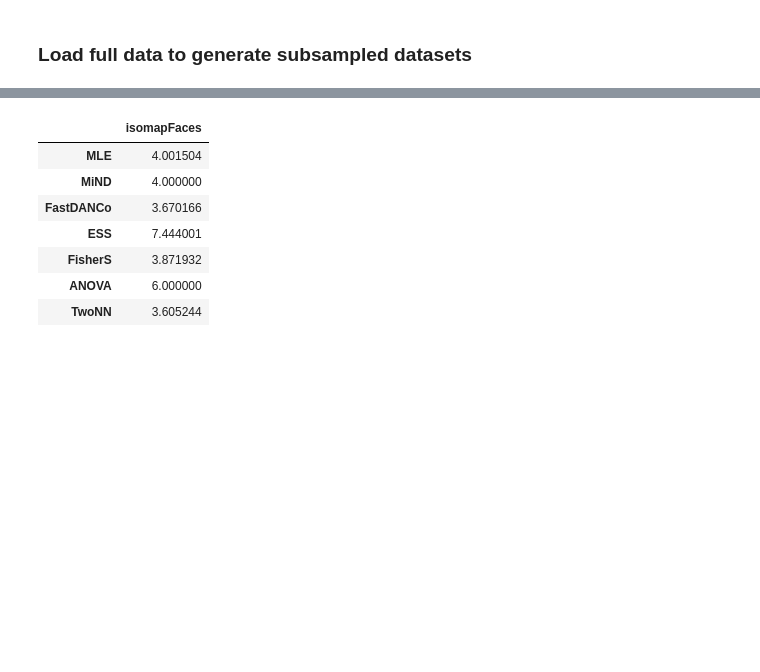
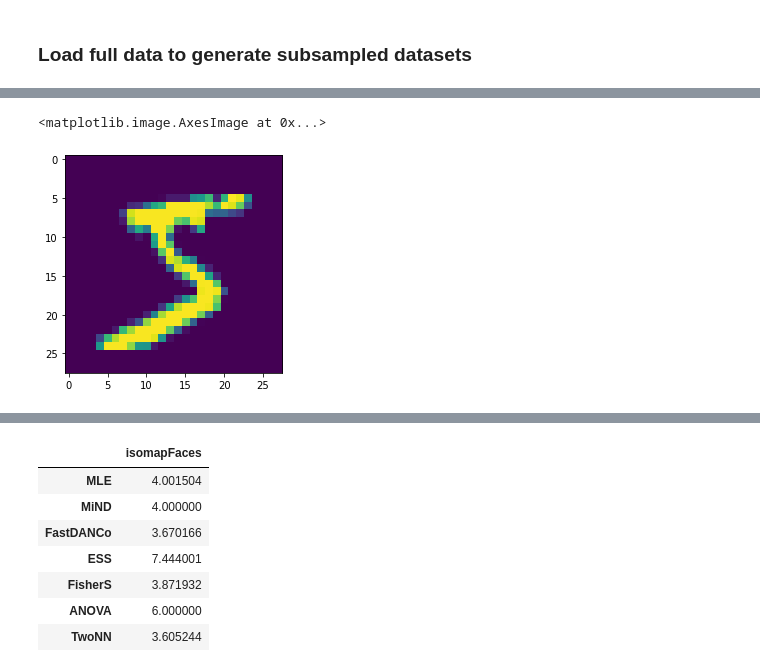
Before and after one commit to j-bac/id-concentration, a Jupyter notebook: notebooks/Test-concentration-estimators-real-data.ipynb, the cells around one changed output, grey strips where cells are left out. Saved outputs shown, nothing was run; the diff lists cells and outputs as text; code cells hidden in the pictures; blank space fills up the shorter version.

```diff
--- a/notebooks/Test-concentration-estimators-real-data.ipynb
+++ b/notebooks/Test-concentration-estimators-real-data.ipynb
@@ -323,0 +355,12 @@ DE=DimEst()
+# %%
+train_images, test_images = mnist_api.train_images(), mnist_api.test_images()
+train_labels, test_labels = mnist_api.train_labels(), mnist_api.test_labels()
+
+mnist = np.concatenate((train_images,test_images))
+mnist = mnist_images.reshape((mnist.shape[0],-1))
+mnist_labels = np.concatenate((train_labels,test_labels))
+
+plt.imshow(train_images[0])
+# %% [output]
+<matplotlib.image.AxesImage at 0x...>
+[figure, added]
```
Also changed, not shown: parts of 13 cells of this notebook, 16 other files.
